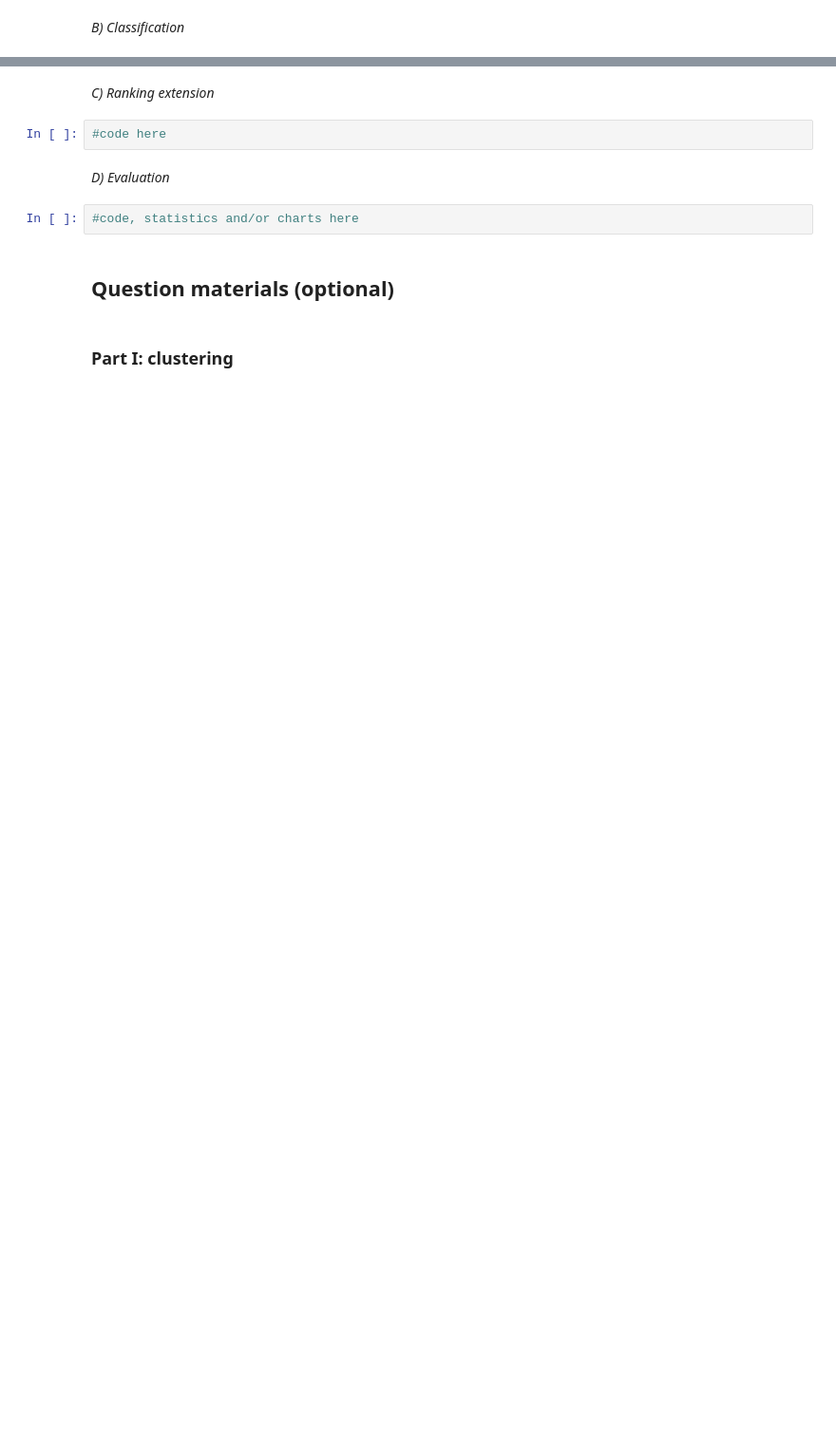
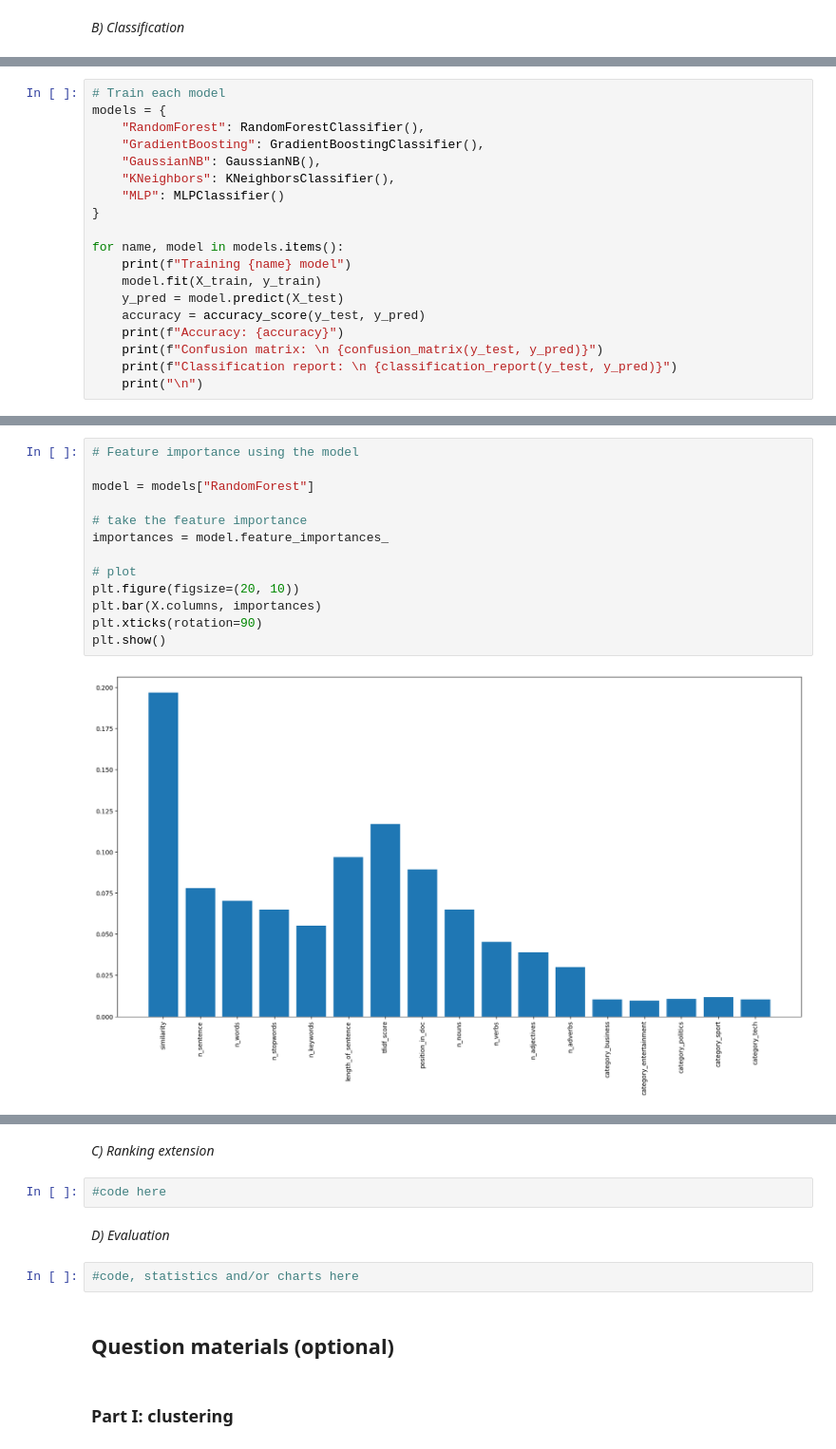
Before and after one commit to danieleavolio/Information-Processing-and-Retrieval, a Jupyter notebook: Project2/Code/G08_P2_notebook.ipynb, the cells around one changed output, grey strips where cells are left out. Shown at 95% size. Drawn from its saved outputs; the diff is of its cells as text; blank space fills up the shorter version.

Commit message:
Model trainign

```diff
--- a/Project2/Code/G08_P2_notebook.ipynb
+++ b/Project2/Code/G08_P2_notebook.ipynb
@@ -866,0 +845,19 @@ df.head()
+# %%
+# Train each model
+models = {
+    "RandomForest": RandomForestClassifier(),
+    "GradientBoosting": GradientBoostingClassifier(),
+    "GaussianNB": GaussianNB(),
+    "KNeighbors": KNeighborsClassifier(),
+    "MLP": MLPClassifier()
+}
+
+for name, model in models.items():
+    print(f"Training {name} model")
+    model.fit(X_train, y_train)
+    y_pred = model.predict(X_test)
+    accuracy = accuracy_score(y_test, y_pred)
+    print(f"Accuracy: {accuracy}")
+    print(f"Confusion matrix: \n {confusion_matrix(y_test, y_pred)}")
+    print(f"Classification report: \n {classification_report(y_test, y_pred)}")
+    print("\n")
@@ -866,0 +892,15 @@ df.head()
+# %%
+# Feature importance using the model
+
+model = models["RandomForest"]
+
+# take the feature importance
+importances = model.feature_importances_
+
+# plot
+plt.figure(figsize=(20, 10))
+plt.bar(X.columns, importances)
+plt.xticks(rotation=90)
+plt.show()
+# %% [output]
+[figure, added]
```
Also changed, not shown: parts of 18 cells of this notebook, 1 other file.
